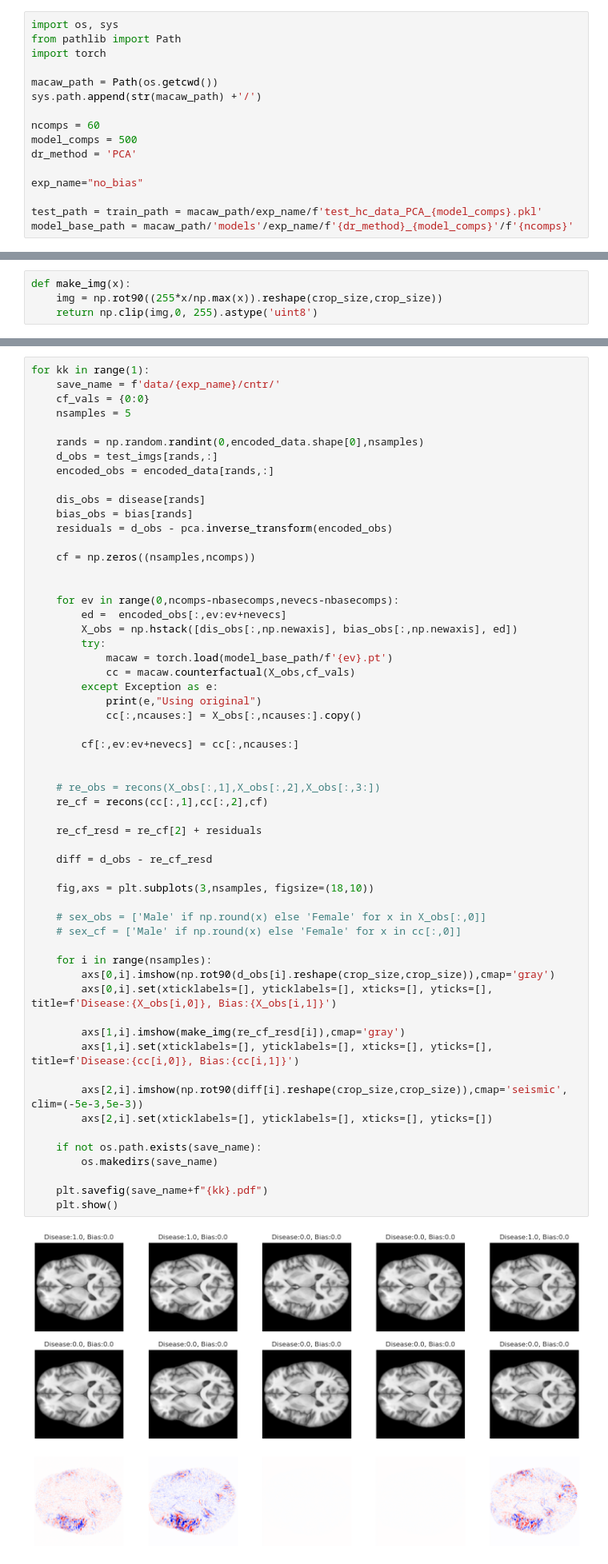
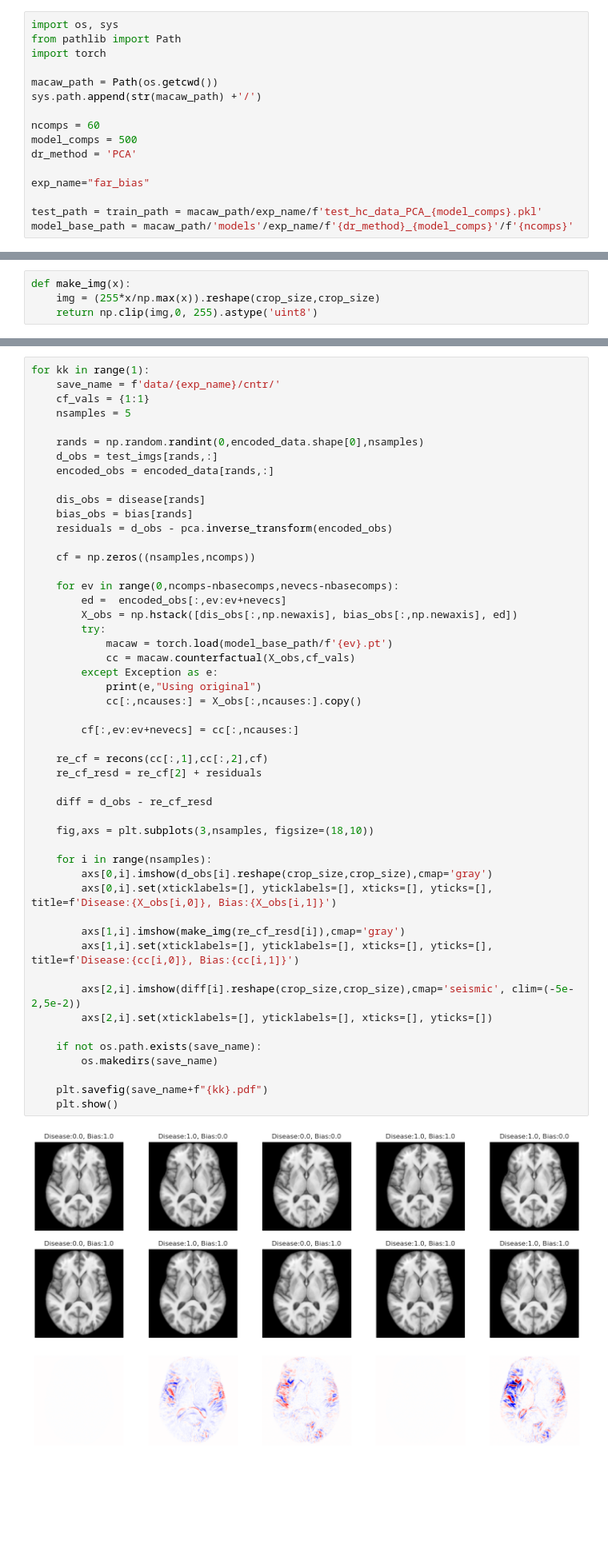
Before and after one commit to Liteknight/CounterBias, a Jupyter notebook: 04_Test.ipynb, the cells around one changed output, grey strips where cells are left out. Shown at 80% size. Drawn from its saved outputs; the diff is of its cells as text; blank space fills up the shorter version.

```diff
--- a/04_Test.ipynb
+++ b/04_Test.ipynb
@@ -10,7 +10,7 @@ ncomps = 60
 model_comps = 500
 dr_method = 'PCA'
 
-exp_name="no_bias"
+exp_name="far_bias"
 
 test_path = train_path = macaw_path/exp_name/f'test_hc_data_PCA_{model_comps}.pkl'
 model_base_path = macaw_path/'models'/exp_name/f'{dr_method}_{model_comps}'/f'{ncomps}'
@@ -92,7 +91,7 @@ axs[1].set(title = "Bias")
 ## Generative Sampling
 # %%
 def make_img(x):
-    img = np.rot90((255*x/np.max(x)).reshape(crop_size,crop_size))
+    img = (255*x/np.max(x)).reshape(crop_size,crop_size)
     return np.clip(img,0, 255).astype('uint8')
 # %%
 import glob
@@ -246,7 +245,7 @@ for kk  in range(5):
 # %%
 for kk in range(1):
     save_name = f'data/{exp_name}/cntr/'
-    cf_vals = {0:0}
+    cf_vals = {1:1}
     nsamples = 5
 
     rands = np.random.randint(0,encoded_data.shape[0],nsamples)
@@ -258,7 +257,6 @@ for kk in range(1):
     residuals = d_obs - pca.inverse_transform(encoded_obs)
 
     cf = np.zeros((nsamples,ncomps))
-
 
     for ev in range(0,ncomps-nbasecomps,nevecs-nbasecomps):
         ed =  encoded_obs[:,ev:ev+nevecs]
@@ -266,41 +264,35 @@ for kk in range(1):
         try:
             macaw = torch.load(model_base_path/f'{ev}.pt')
             cc = macaw.counterfactual(X_obs,cf_vals)
         except Exception as e:
             print(e,"Using original")
             cc[:,ncauses:] = X_obs[:,ncauses:].copy()
 
         cf[:,ev:ev+nevecs] = cc[:,ncauses:]
 
-
-    # re_obs = recons(X_obs[:,1],X_obs[:,2],X_obs[:,3:])
     re_cf = recons(cc[:,1],cc[:,2],cf)
-
     re_cf_resd = re_cf[2] + residuals
 
     diff = d_obs - re_cf_resd
 
     fig,axs = plt.subplots(3,nsamples, figsize=(18,10))
 
-    # sex_obs = ['Male' if np.round(x) else 'Female' for x in X_obs[:,0]]
-    # sex_cf = ['Male' if np.round(x) else 'Female' for x in cc[:,0]]
-
     for i in range(nsamples):
-        axs[0,i].imshow(np.rot90(d_obs[i].reshape(crop_size,crop_size)),cmap='gray')
+        axs[0,i].imshow(d_obs[i].reshape(crop_size,crop_size),cmap='gray')
         axs[0,i].set(xticklabels=[], yticklabels=[], xticks=[], yticks=[], title=f'Disease:{X_obs[i,0]}, Bias:{X_obs[i,1]}')
 
         axs[1,i].imshow(make_img(re_cf_resd[i]),cmap='gray')
         axs[1,i].set(xticklabels=[], yticklabels=[], xticks=[], yticks=[], title=f'Disease:{cc[i,0]}, Bias:{cc[i,1]}')
 
-        axs[2,i].imshow(np.rot90(diff[i].reshape(crop_size,crop_size)),cmap='seismic', clim=(-5e-3,5e-3))
+        axs[2,i].imshow(diff[i].reshape(crop_size,crop_size),cmap='seismic', clim=(-5e-2,5e-2))
         axs[2,i].set(xticklabels=[], yticklabels=[], xticks=[], yticks=[])
 
     if not os.path.exists(save_name):
         os.makedirs(save_name)
 
     plt.savefig(save_name+f"{kk}.pdf")
     plt.show()
 # %% [output]
-[figure, old version]
+[figure, new version]
 # %%
 diff.min(axis=1)
```
Also changed, not shown: parts of 6 cells of this notebook, 3 other files.
